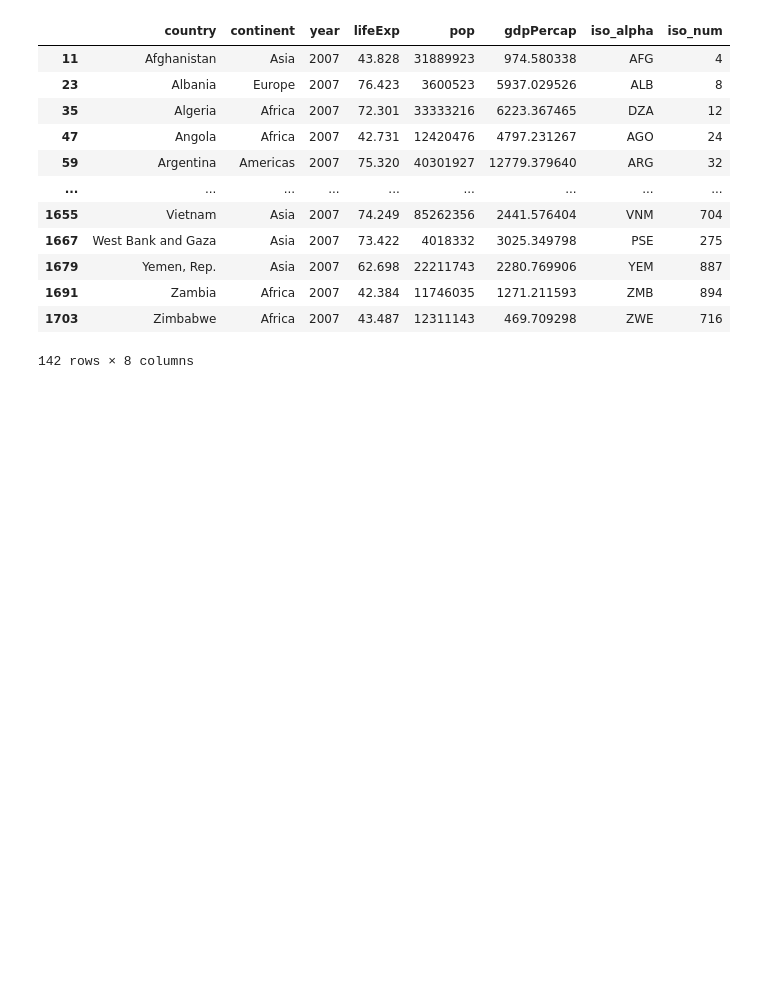
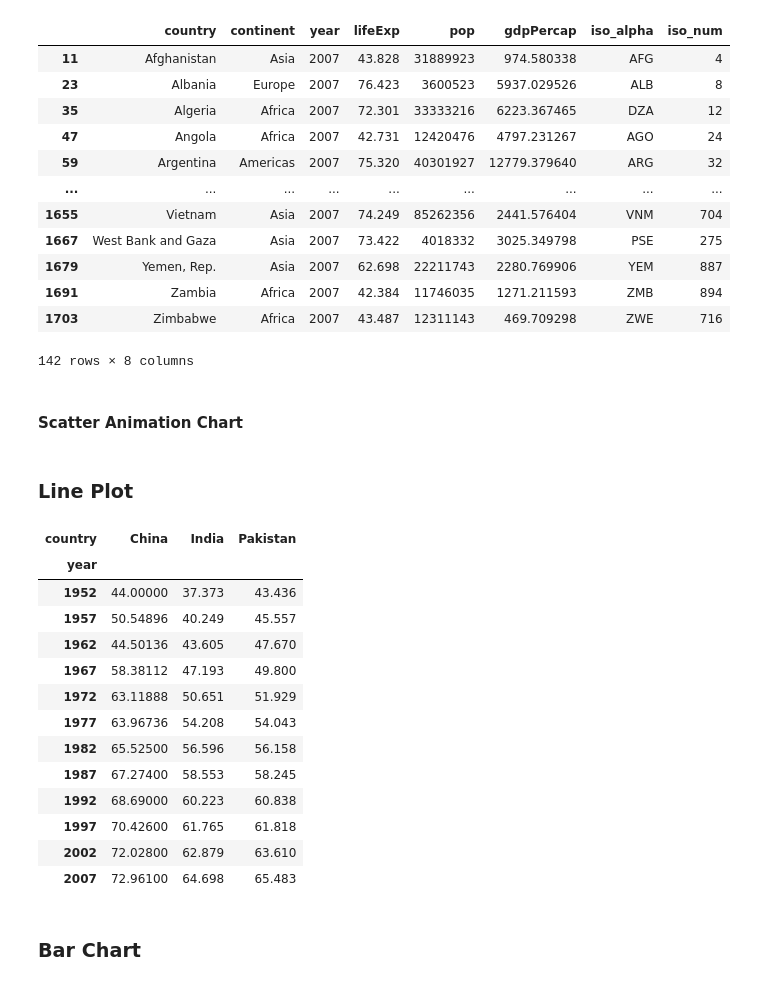
Before and after one commit to ndangol4873/ML_NOTE, a Jupyter notebook: visualization/Plotly/Plotly_Express.ipynb, the cells around one changed output. Cells and saved outputs as stored; diff of their text form; code cells hidden in the pictures; blank space fills up the shorter version.

```diff
--- a/visualization/Plotly/Plotly_Express.ipynb
+++ b/visualization/Plotly/Plotly_Express.ipynb
@@ -55,0 +65,2 @@ px.scatter(temp_df, x='lifeExp', y='gdpPercap',color='continent',size='pop',size
+# %% [markdown]
+#### Scatter Animation Chart
@@ -55,0 +74,2 @@ px.scatter(temp_df, x='lifeExp', y='gdpPercap',color='continent',size='pop',size
+# %% [markdown]
+### Line Plot
@@ -55,0 +82,19 @@ px.scatter(temp_df, x='lifeExp', y='gdpPercap',color='continent',size='pop',size
+# %%
+# plot india china pak line plot
+life_expectancy = gap.loc[gap['country'].isin(['India','China','Pakistan'])].pivot(index='year', columns='country', values='lifeExp')
+life_expectancy
+# %% [output]
+| country | China | India | Pakistan |
+| year |  |  |  |
+| 1952 | 44.00000 | 37.373 | 43.436 |
+| 1957 | 50.54896 | 40.249 | 45.557 |
+| 1962 | 44.50136 | 43.605 | 47.670 |
+| 1967 | 58.38112 | 47.193 | 49.800 |
+| 1972 | 63.11888 | 50.651 | 51.929 |
+| 1977 | 63.96736 | 54.208 | 54.043 |
+| 1982 | 65.52500 | 56.596 | 56.158 |
+| 1987 | 67.27400 | 58.553 | 58.245 |
+| 1992 | 68.69000 | 60.223 | 60.838 |
+| 1997 | 70.42600 | 61.765 | 61.818 |
+| 2002 | 72.02800 | 62.879 | 63.610 |
+| 2007 | 72.96100 | 64.698 | 65.483 |
@@ -55,0 +103,2 @@ px.scatter(temp_df, x='lifeExp', y='gdpPercap',color='continent',size='pop',size
+# %% [markdown]
+### Bar Chart
```
Also changed, not shown: parts of 35 cells of this notebook.
